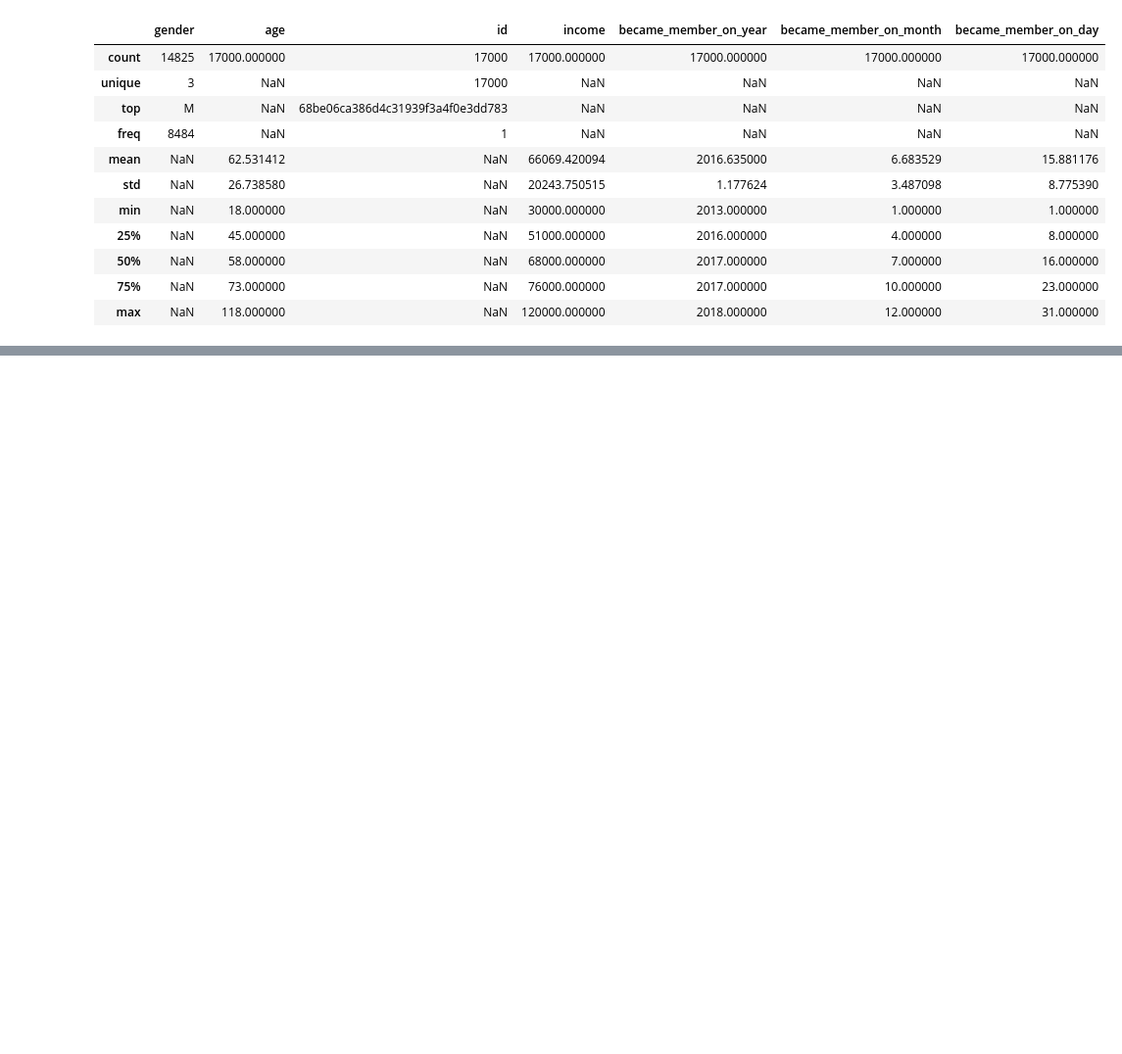
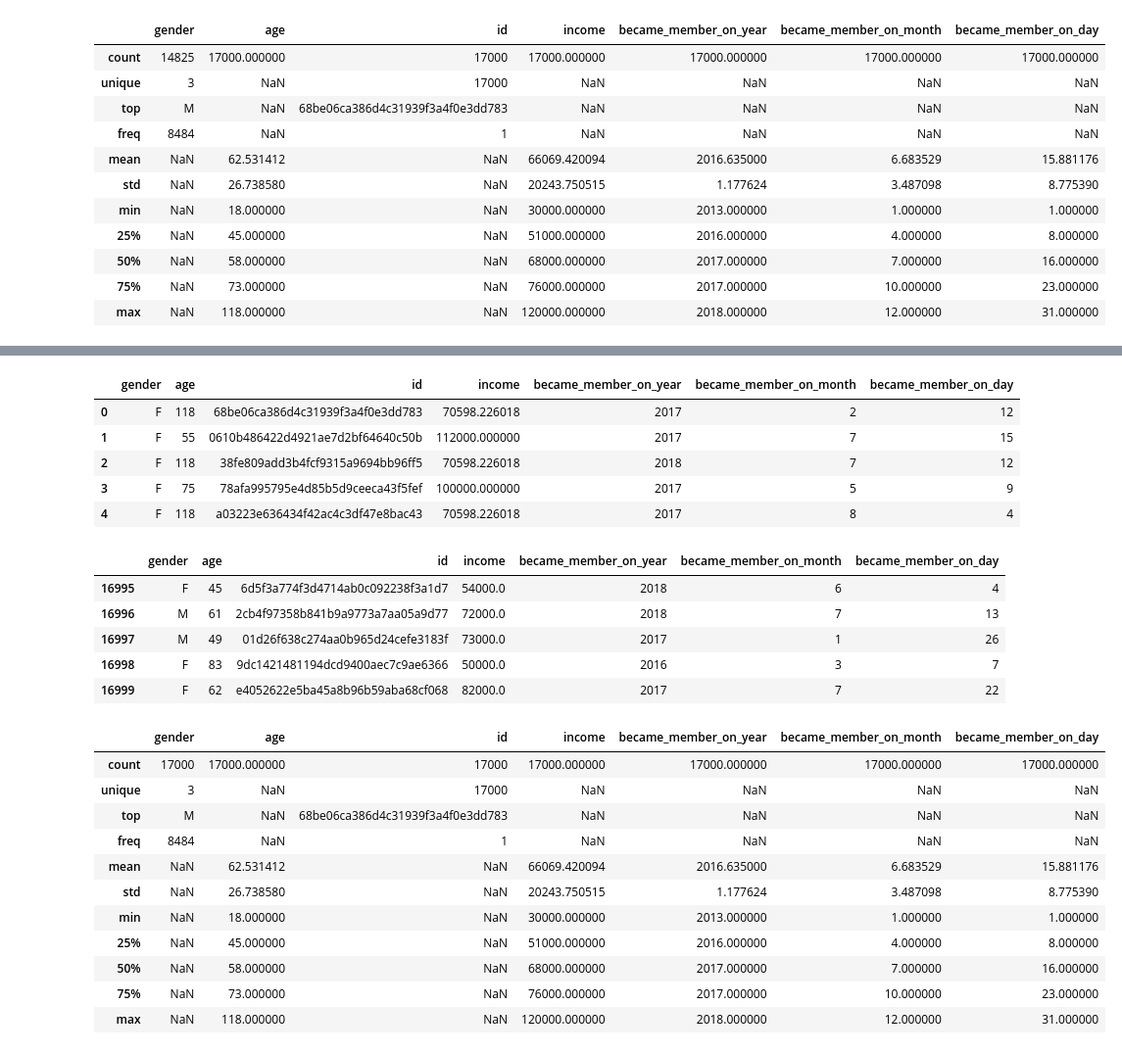
Before and after one commit to Moodrammer/ml-model-sagemaker-capstone, a Jupyter notebook: Starbucks_Capstone_notebook.ipynb, the cells around one changed output, grey strips where cells are left out. Shown at 98% size. Drawn from its saved outputs; the diff is of its cells as text; code cells hidden in the pictures; blank space fills up the shorter version.

```diff
--- a/Starbucks_Capstone_notebook.ipynb
+++ b/Starbucks_Capstone_notebook.ipynb
@@ -462,0 +552,29 @@ profile_df.describe(include='all')
+# %%
+display(profile_df.head(5))
+display(profile_df.tail(5))
+profile_df.describe(include='all')
+# %% [output]
+|  | gender | age | id | income | became_member_on_year | became_member_on_month | became_member_on_day |
+| 0 | F | 118 | 68be06ca386d4c31939f3a4f0e3dd783 | 70598.226018 | 2017 | 2 | 12 |
+| 1 | F | 55 | 0610b486422d4921ae7d2bf64640c50b | 112000.000000 | 2017 | 7 | 15 |
+| 2 | F | 118 | 38fe809add3b4fcf9315a9694bb96ff5 | 70598.226018 | 2018 | 7 | 12 |
+| 3 | F | 75 | 78afa995795e4d85b5d9ceeca43f5fef | 100000.000000 | 2017 | 5 | 9 |
+| 4 | F | 118 | a03223e636434f42ac4c3df47e8bac43 | 70598.226018 | 2017 | 8 | 4 |
+|  | gender | age | id | income | became_member_on_year | became_member_on_month | became_member_on_day |
+| 16995 | F | 45 | 6d5f3a774f3d4714ab0c092238f3a1d7 | 54000.0 | 2018 | 6 | 4 |
+| 16996 | M | 61 | 2cb4f97358b841b9a9773a7aa05a9d77 | 72000.0 | 2018 | 7 | 13 |
+| 16997 | M | 49 | 01d26f638c274aa0b965d24cefe3183f | 73000.0 | 2017 | 1 | 26 |
+| 16998 | F | 83 | 9dc1421481194dcd9400aec7c9ae6366 | 50000.0 | 2016 | 3 | 7 |
+| 16999 | F | 62 | e4052622e5ba45a8b96b59aba68cf068 | 82000.0 | 2017 | 7 | 22 |
+|  | gender | age | id | income | became_member_on_year | became_member_on_month | became_member_on_day |
+| count | 17000 | 17000.000000 | 17000 | 17000.000000 | 17000.000000 | 17000.000000 | 17000.000000 |
+| unique | 3 | NaN | 17000 | NaN | NaN | NaN | NaN |
+| top | M | NaN | 68be06ca386d4c31939f3a4f0e3dd783 | NaN | NaN | NaN | NaN |
+| freq | 8484 | NaN | 1 | NaN | NaN | NaN | NaN |
+| mean | NaN | 62.531412 | NaN | 66069.420094 | 2016.635000 | 6.683529 | 15.881176 |
+| std | NaN | 26.738580 | NaN | 20243.750515 | 1.177624 | 3.487098 | 8.775390 |
+| min | NaN | 18.000000 | NaN | 30000.000000 | 2013.000000 | 1.000000 | 1.000000 |
+| 25% | NaN | 45.000000 | NaN | 51000.000000 | 2016.000000 | 4.000000 | 8.000000 |
+| 50% | NaN | 58.000000 | NaN | 68000.000000 | 2017.000000 | 7.000000 | 16.000000 |
+| 75% | NaN | 73.000000 | NaN | 76000.000000 | 2017.000000 | 10.000000 | 23.000000 |
+| max | NaN | 118.000000 | NaN | 120000.000000 | 2018.000000 | 12.000000 | 31.000000 |
```
Also changed, not shown: parts of 19 cells of this notebook, 2 other files.
